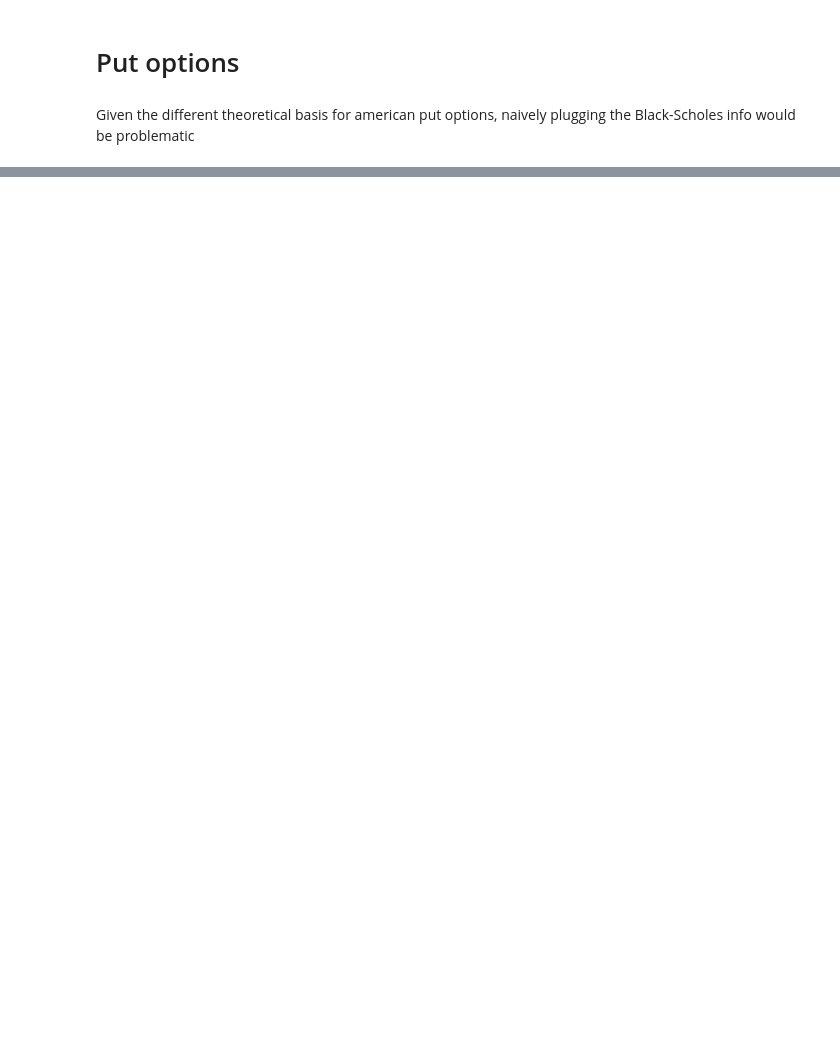
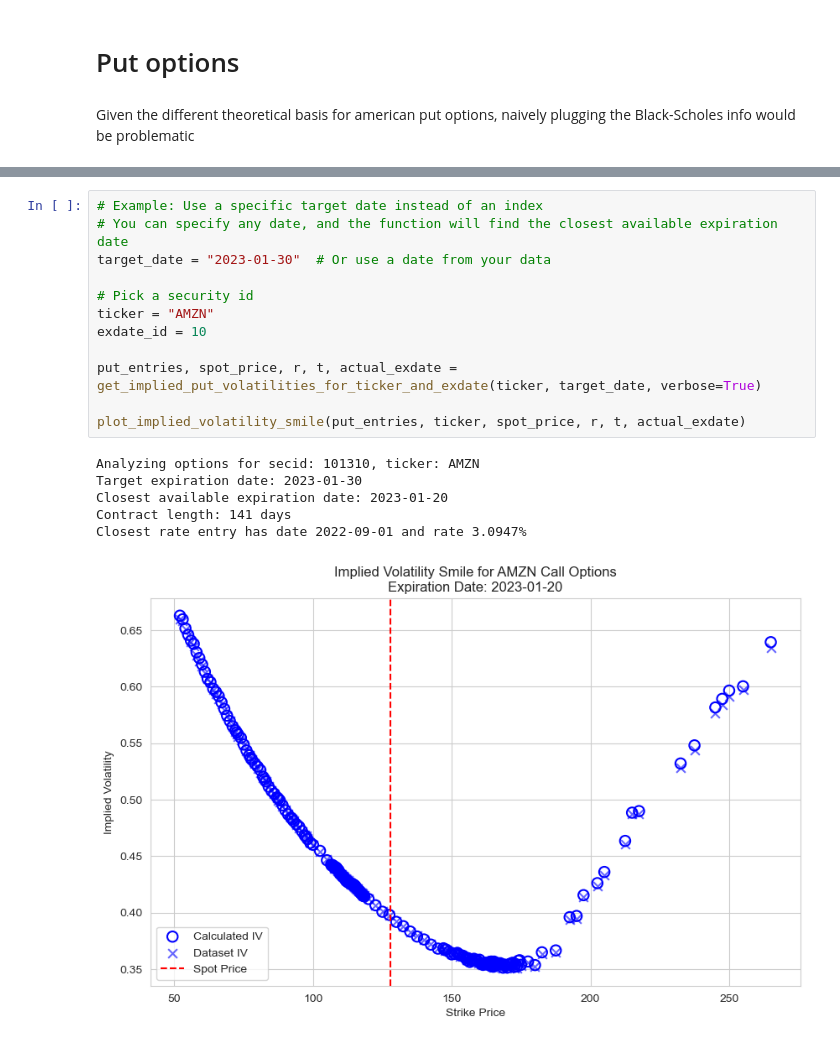
Before and after one commit to wttai004/quant_fin_project, a Jupyter notebook: 3_real_life_option_analysis.ipynb, the cells around one changed output, grey strips where cells are left out. Cells and saved outputs as stored; diff of their text form; blank space fills up the shorter version.

```diff
--- a/real_life_option_analysis.ipynb
+++ b/3_real_life_option_analysis.ipynb
@@ -540,0 +623,19 @@ Analyzing options for secid: 143439, ticker: TSLA
+# %%
+# Example: Use a specific target date instead of an index
+# You can specify any date, and the function will find the closest available expiration date
+target_date = "2023-01-30"  # Or use a date from your data
+
+# Pick a security id
+ticker = "AMZN"
+exdate_id = 10
+
+put_entries, spot_price, r, t, actual_exdate = get_implied_put_volatilities_for_ticker_and_exdate(ticker, target_date, verbose=True)
+
+plot_implied_volatility_smile(put_entries, ticker, spot_price, r, t, actual_exdate)
+# %% [output]
+Analyzing options for secid: 101310, ticker: AMZN
+Target expiration date: 2023-01-30
+Closest available expiration date: 2023-01-20
+Contract length: 141 days
+Closest rate entry has date 2022-09-01 and rate 3.0947%
+[figure, added]
```
Also changed, not shown: parts of 20 cells of this notebook, 1 other file.
